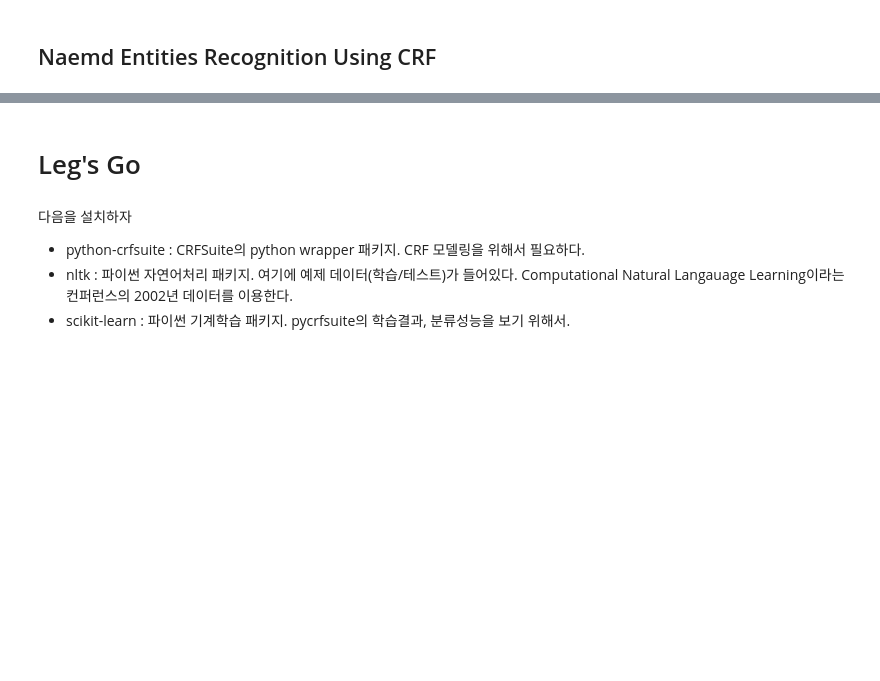
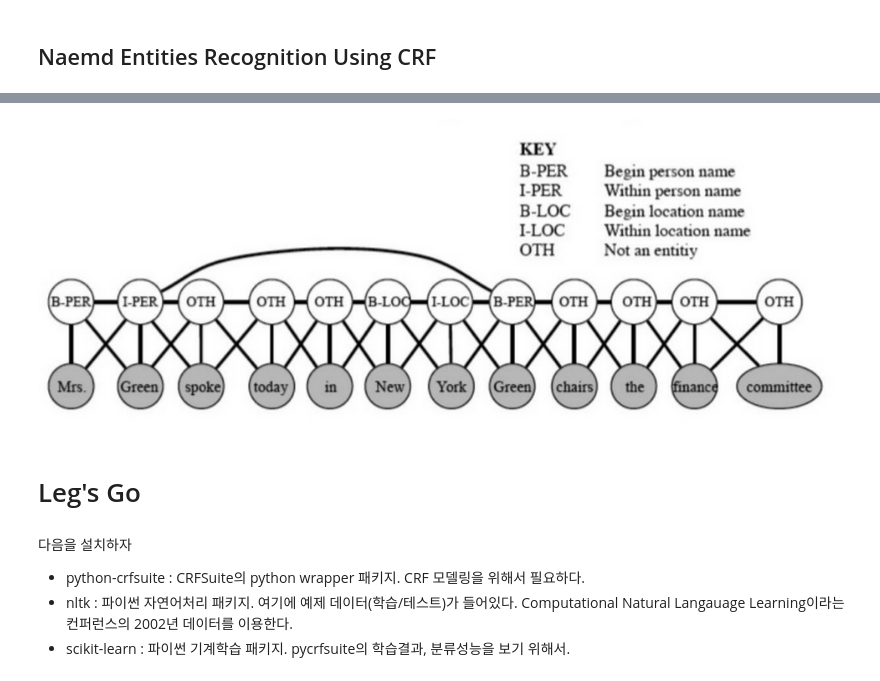
Before and after one commit to biospin/biopy, a Jupyter notebook: notebook/Part3/Week7/python-crfsuite-NER.ipynb, the cells around one changed output, grey strips where cells are left out. Cells and saved outputs as stored; diff of their text form; code cells hidden in the pictures; blank space fills up the shorter version.

```diff
--- a/notebook/Part3/Week7/python-crfsuite-NER.ipynb
+++ b/notebook/Part3/Week7/python-crfsuite-NER.ipynb
@@ -39,3 +35,7 @@ Image(url='http://deliveryimages.acm.org/10.1145/1410000/1409378/figs/f3.jpg')
+# %%
+Image('./nercrf.png')
+# %% [output]
+[figure, added]
 # %% [markdown]
 # Leg's Go
 # %% [markdown]
```
Also changed, not shown: parts of 1 cell of this notebook.
